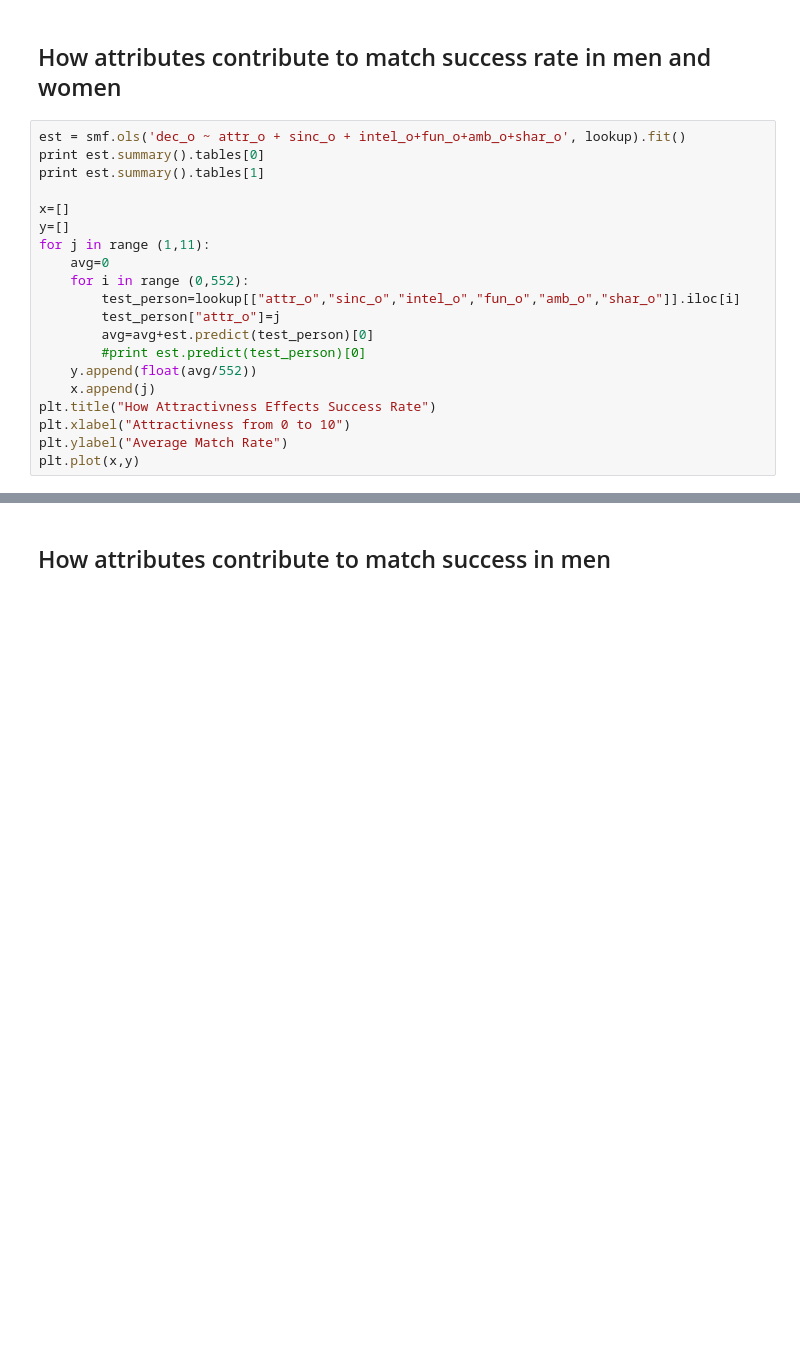
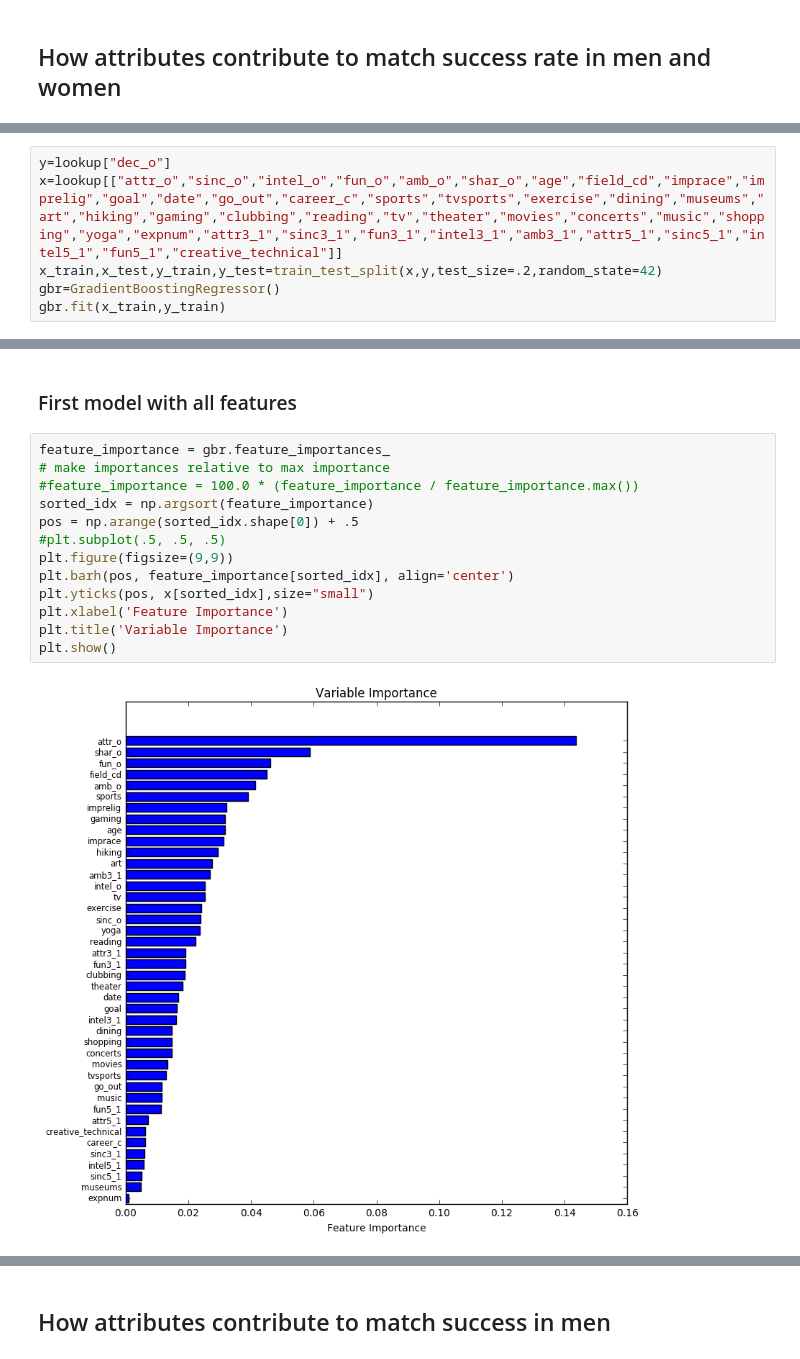
Before and after one commit to magescher/DataScience_SpeedDatingExperiment, a Jupyter notebook: SpeedDating.ipynb, the cells around one changed output, grey strips where cells are left out. Cells and saved outputs as stored; diff of their text form; blank space fills up the shorter version.

```diff
--- a/SpeedDating.ipynb
+++ b/SpeedDating.ipynb
@@ -314,22 +335,2 @@ lookup_women=lookup.loc[lookup["gender"]==0]
 # %% [markdown]
 ## How attributes contribute to match success rate in men and women
-# %%
-est = smf.ols('dec_o ~ attr_o + sinc_o + intel_o+fun_o+amb_o+shar_o', lookup).fit()
-print est.summary().tables[0]
-print est.summary().tables[1]
-
-x=[]
-y=[]
-for j in range (1,11):
-    avg=0
-    for i in range (0,552):
-        test_person=lookup[["attr_o","sinc_o","intel_o","fun_o","amb_o","shar_o"]].iloc[i]
-        test_person["attr_o"]=j
-        avg=avg+est.predict(test_person)[0]
-        #print est.predict(test_person)[0]
-    y.append(float(avg/552))
-    x.append(j)
-plt.title("How Attractivness Effects Success Rate")
-plt.xlabel("Attractivness from 0 to 10")
-plt.ylabel("Average Match Rate")
-plt.plot(x,y)
@@ -355,0 +337,6 @@ shar_o         0.0321      0.014      2.333      0.020         0.005     0.059
+# %%
+y=lookup["dec_o"]
+x=lookup[["attr_o","sinc_o","intel_o","fun_o","amb_o","shar_o","age","field_cd","imprace","imprelig","goal","date","go_out","career_c","sports","tvsports","exercise","dining","museums","art","hiking","gaming","clubbing","reading","tv","theater","movies","concerts","music","shopping","yoga","expnum","attr3_1","sinc3_1","fun3_1","intel3_1","amb3_1","attr5_1","sinc5_1","intel5_1","fun5_1","creative_technical"]]
+x_train,x_test,y_train,y_test=train_test_split(x,y,test_size=.2,random_state=42)
+gbr=GradientBoostingRegressor()
+gbr.fit(x_train,y_train)
@@ -355,0 +351,17 @@ shar_o         0.0321      0.014      2.333      0.020         0.005     0.059
+# %% [markdown]
+### First model with all features
+# %%
+feature_importance = gbr.feature_importances_
+# make importances relative to max importance
+#feature_importance = 100.0 * (feature_importance / feature_importance.max())
+sorted_idx = np.argsort(feature_importance)
+pos = np.arange(sorted_idx.shape[0]) + .5
+#plt.subplot(.5, .5, .5)
+plt.figure(figsize=(9,9))
+plt.barh(pos, feature_importance[sorted_idx], align='center')
+plt.yticks(pos, x[sorted_idx],size="small")
+plt.xlabel('Feature Importance')
+plt.title('Variable Importance')
+plt.show()
+# %% [output]
+[figure, added]
```
Also changed, not shown: parts of 38 cells of this notebook.
